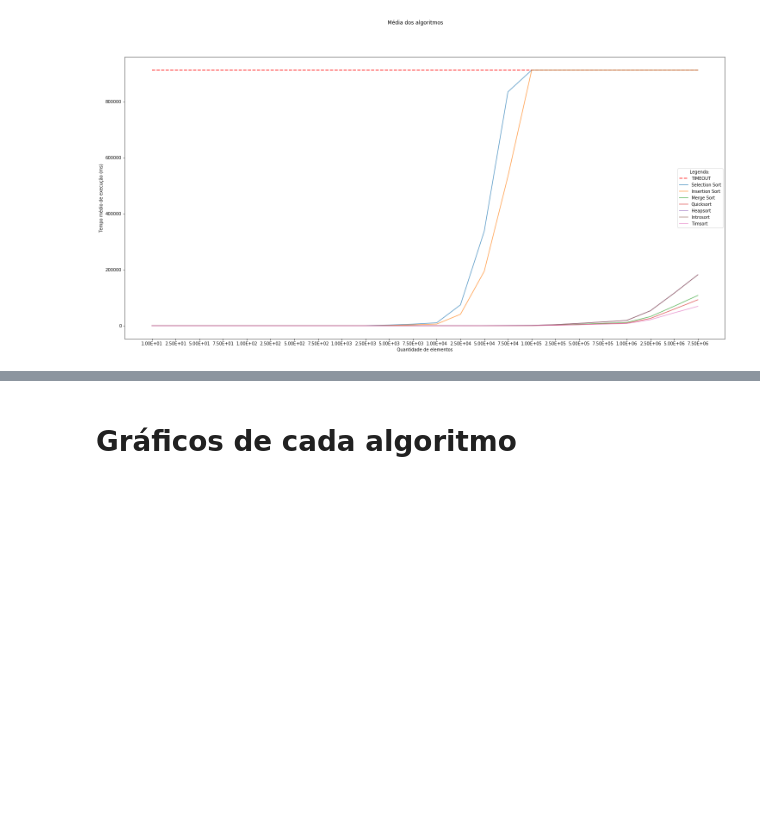
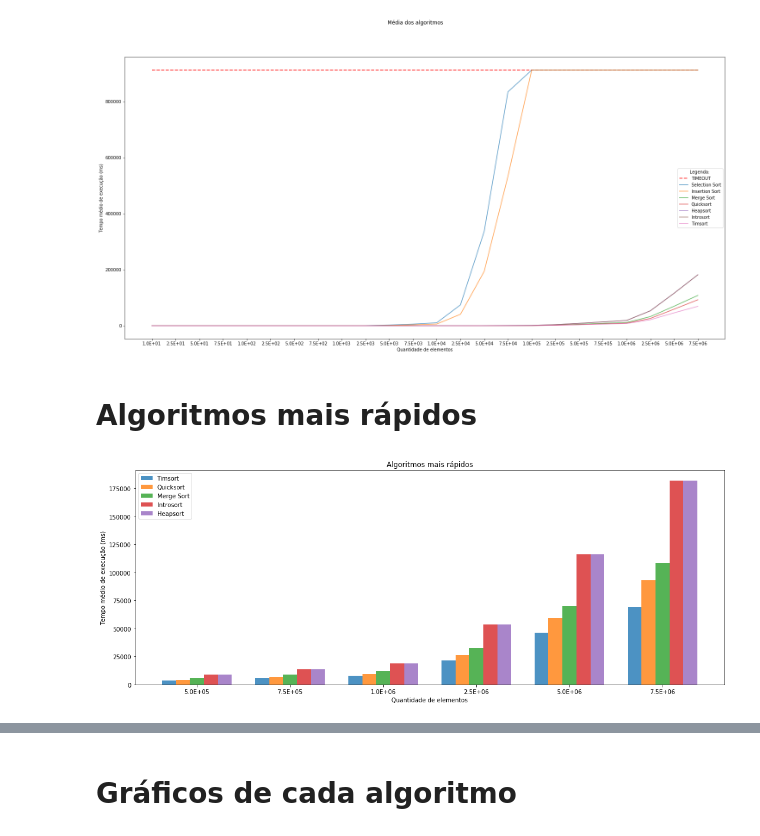
Before and after one commit to HaraHeique/TPA-trab2-ordenacao, a Jupyter notebook: src/jupyter analysis/analyzes.ipynb, the cells around one changed output, grey strips where cells are left out. Cells and saved outputs as stored; diff of their text form; code cells hidden in the pictures; blank space fills up the shorter version.

Commit message:
feat: add faster and slower algorithms graphic

```diff
--- a/src/jupyter analysis/analyzes.ipynb
+++ b/src/jupyter analysis/analyzes.ipynb
@@ -4,7 +4,7 @@ import pandas as pd
 import numpy as np
 from decimal import Decimal
 # %%
-toScientificNotation = lambda x : '%.2E' % Decimal(x)
+toScientificNotation = lambda x : '%.1E' % Decimal(x)
 # %% [markdown]
 # Gráfico geral - Todos algoritmos
 # %%
@@ -29,3 +29,50 @@ plt.savefig("analisys_all_algorithms_average.svg", format="svg")
 plt.show()
 # %% [output]
 [figure]
+# %% [markdown]
+# Algoritmos mais rápidos
+# %%
+# data to plot
+n_groups = 6
+means_timsort = ds2.values[6][-6:]
+means_introsort = ds2.values[5][-6:]
+means_heapsort = ds2.values[4][-6:]
+means_quicksort = ds2.values[3][-6:]
+means_mergesort = ds2.values[2][-6:]
+
+# create plot
+plt.figure(figsize=(15,6))
+index = np.arange(n_groups)
+bar_width = 0.15
+opacity = 0.8
+
+rects2 = plt.bar(index, means_timsort, bar_width,
+alpha=opacity,
+label='Timsort')
+
+rects1 = plt.bar(index + bar_width, means_quicksort, bar_width,
+alpha=opacity,
+label='Quicksort')
+
+rects5 = plt.bar(index + (2 * bar_width), means_mergesort, bar_width,
+alpha=opacity,
+label='Merge Sort')
+
+rects4 = plt.bar(index + (3 * bar_width), means_introsort, bar_width,
+alpha=opacity,
+label='Introsort')
+
+rects3 = plt.bar(index + (4 * bar_width), means_heapsort, bar_width,
+alpha=opacity,
+label='Heapsort')
+
+plt.xlabel('Quantidade de elementos')
+plt.ylabel('Tempo médio de execução (ms)')
+plt.title('Algoritmos mais rápidos')
+plt.xticks(index + 2*bar_width, columns[-6:])
+plt.legend()
+plt.tight_layout()
+plt.savefig("faster_algorithms.svg", format="svg")
+plt.show()
+# %% [output]
+[figure, added]
```
Also changed, not shown: parts of 2 cells of this notebook, 10 other files.
